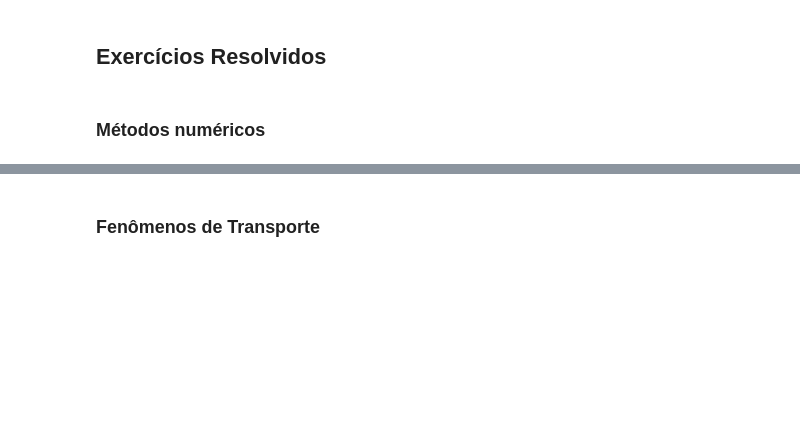
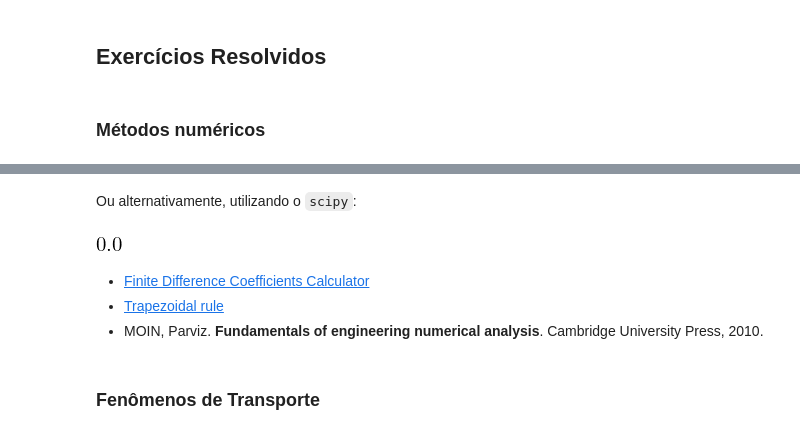
Before and after one commit to fschuch/JAEP-2019.py, a Jupyter notebook: Oficina.ipynb, the cells around one changed output, grey strips where cells are left out. Cells and saved outputs as stored; diff of their text form; code cells hidden in the pictures; blank space fills up the shorter version.

```diff
--- a/Oficina.ipynb
+++ b/Oficina.ipynb
@@ -438,3 +605,14 @@ plt.show()
+# %% [markdown]
+Ou alternativamente, utilizando o `scipy`:
+# %%
+import scipy.integrate
+sp.integrate.trapz(f,x)
+# %% [output]
+[figure, added]
+# %% [markdown]
+* [Finite Difference Coefficients Calculator](http://web.media.mit.edu/~crtaylor/calculator.html)
+* [Trapezoidal rule](https://en.wikipedia.org/wiki/Trapezoidal_rule)
+* MOIN, Parviz. **Fundamentals of engineering numerical analysis**. Cambridge University Press, 2010.
 # %% [markdown]
 ### Fenômenos de Transporte
 # %% [markdown]
```
Also changed, not shown: parts of 10 cells of this notebook.
